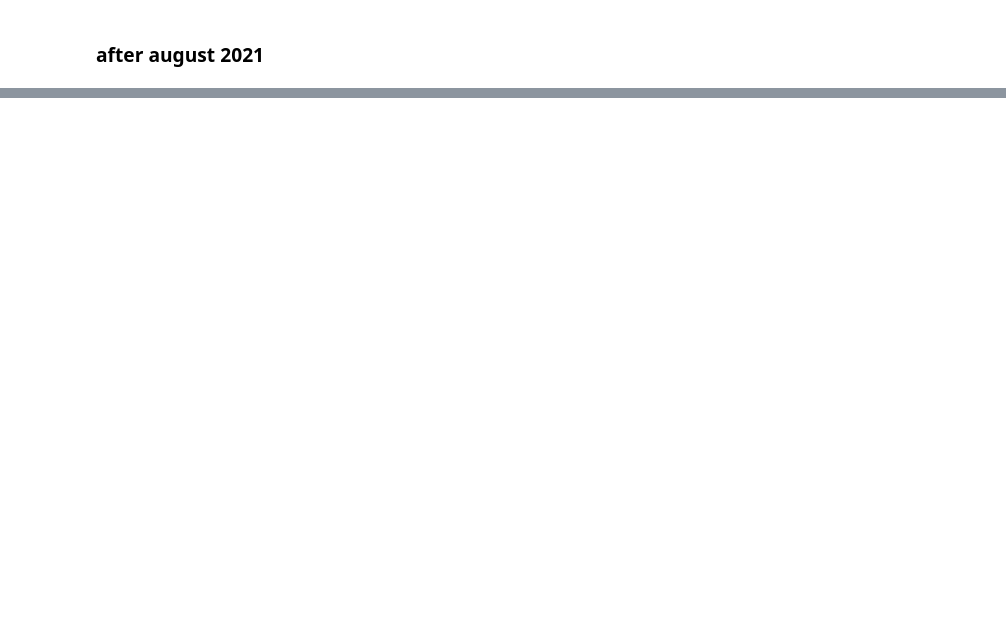
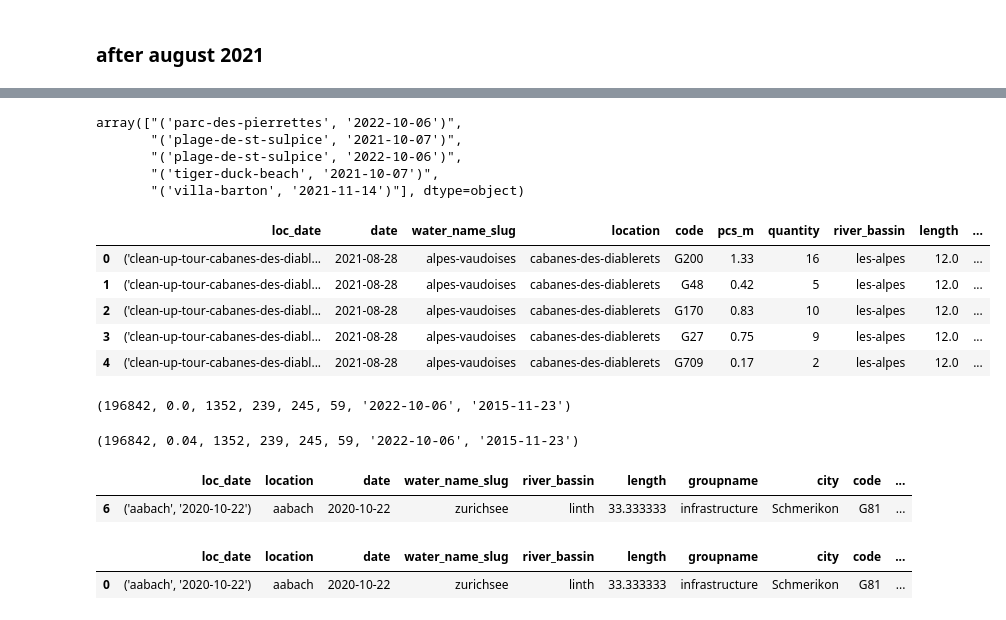
Before and after one commit to hammerdirt-analyst/feb_2024, a Jupyter notebook: data_model_next_itteration.ipynb, the cells around one changed output, grey strips where cells are left out. Cells and saved outputs as stored; diff of their text form; code cells hidden in the pictures; blank space fills up the shorter version.

Commit message:
finalized data to nov 2022

```diff
--- a/data_model_next_itteration.ipynb
+++ b/data_model_next_itteration.ipynb
@@ -75,0 +169,13 @@ matched_vitals[0] + matched_b_vitals[0] - b_vitals[0]
+# %%
+c = pd.read_csv("data/from_prev/all_the_data_eos_not_aggregated.csv")
+
+c = c[~c.location.isin(not_these)].copy()
+
+
+c_c = c[a_cols].copy()
+c_c = c_c.drop_duplicates(["loc_date", "location", "code", "quantity"])
+c_c.loc[c_c.code.isin(["G909", "G910"]), "code"] = "G74"
+c_c.loc[c_c.code == "G911", "code"] = "G81"
+c_c.loc[c_c.code == "G912", "code"] = "G82"
+loc_dates_c = c_c.loc_date.unique()
+collect_vitals(c_c)
@@ -75,0 +199,4 @@ matched_vitals[0] + matched_b_vitals[0] - b_vitals[0]
+# %%
+alp_c = pd.read_csv("data/from_prev/checked_alpes_survey_data.csv")
+alp_c = alp_c.drop_duplicates(["loc_date", "location", "code", "quantity"])
+len(alp_c.location.unique())
@@ -75,0 +205,8 @@ matched_vitals[0] + matched_b_vitals[0] - b_vitals[0]
+# %%
+tgh = find_missing(loc_dates_a, loc_dates_c)
+m_alpes = alp_c.copy()
+m_alpes.loc[m_alpes.code.isin(["G909", "G910"]), "code"] = "G74"
+m_alpes.loc[m_alpes.code == "G911", "code"] = "G81"
+m_alpes.loc[m_alpes.code == "G912", "code"] = "G82"
+m_alpes.loc[m_alpes.code.isin(["G909", "G910"]), "code"] = "G74"
+collect_vitals(m_alpes)
@@ -75,0 +228,4 @@ matched_vitals[0] + matched_b_vitals[0] - b_vitals[0]
+# %%
+mm = pd.concat([m_alpes[a_cols], c_c[c_c.river_bassin != "les-alpes"][a_cols]])
+mm =mm.drop_duplicates(["loc_date", "location", "code", "quantity"])
+collect_vitals(mm)
@@ -325,0 +381,48 @@ f.isna().any()
+# %%
+add_to_m = find_missing(f.loc_date.unique(), mm.loc_date.unique())
+add_to_m
+# %% [output]
+array(["('parc-des-pierrettes', '2022-10-06')",
+       "('plage-de-st-sulpice', '2021-10-07')",
+       "('plage-de-st-sulpice', '2022-10-06')",
+       "('tiger-duck-beach', '2021-10-07')",
+       "('villa-barton', '2021-11-14')"], dtype=object)
+# %%
+mm = mm[mm.loc_date != "('maladaire', '2021-06-02')"]
+mm.head()
+# %% [output]
+|  | loc_date | date | water_name_slug | location | code | pcs_m | quantity | river_bassin | length | ... |
+| 0 | ('clean-up-tour-cabanes-des-diabl... | 2021-08-28 | alpes-vaudoises | cabanes-des-diablerets | G200 | 1.33 | 16 | les-alpes | 12.0 | ... |
+| 1 | ('clean-up-tour-cabanes-des-diabl... | 2021-08-28 | alpes-vaudoises | cabanes-des-diablerets | G48 | 0.42 | 5 | les-alpes | 12.0 | ... |
+| 2 | ('clean-up-tour-cabanes-des-diabl... | 2021-08-28 | alpes-vaudoises | cabanes-des-diablerets | G170 | 0.83 | 10 | les-alpes | 12.0 | ... |
+| 3 | ('clean-up-tour-cabanes-des-diabl... | 2021-08-28 | alpes-vaudoises | cabanes-des-diablerets | G27 | 0.75 | 9 | les-alpes | 12.0 | ... |
+| 4 | ('clean-up-tour-cabanes-des-diabl... | 2021-08-28 | alpes-vaudoises | cabanes-des-diablerets | G709 | 0.17 | 2 | les-alpes | 12.0 | ... |
+# %%
+mmx = pd.concat([f[f.loc_date.isin(add_to_m)][a_cols], mm[a_cols]])
+mmx.drop_duplicates(["loc_date", "location", "code", "quantity"])
+mmx.loc[mmx.code.isin(["G909", "G910"]), "code"] = "G74"
+mmx.loc[mmx.code == "G911", "code"] = "G81"
+mmx.loc[mmx.code == "G912", "code"] = "G82"
+mmx.loc[mmx.code == "Gfoam", "code"] = "Gfoams"
+# mmx.loc[mmx.code.isin(["G909", "G910"]), "code"] = "G74"
+mmx_ncodes = mmx.groupby("loc_date").code.nunique()
+mmx_ncodes.unique()
+collect_vitals(mmx)
+# %% [output]
+(196842, 0.0, 1352, 239, 245, 59, '2022-10-06', '2015-11-23')
+# %%
+collected = mmx.groupby(c_cols, as_index=False).agg({"quantity":"sum", "pcs_m":"sum"})
+collect_vitals(collected)
+# %% [output]
+(196842, 0.04, 1352, 239, 245, 59, '2022-10-06', '2015-11-23')
+# %%
+collected[(collected.loc_date == "('aabach', '2020-10-22')")&(collected.code =="G81")]
+# %% [output]
+|  | loc_date | location | date | water_name_slug | river_bassin | length | groupname | city | code | ... |
+| 6 | ('aabach', '2020-10-22') | aabach | 2020-10-22 | zurichsee | linth | 33.333333 | infrastructure | Schmerikon | G81 | ... |
+# %%
+cl_ncodes = collected.groupby("loc_date").code.nunique()
+mmx[(mmx.loc_date == "('aabach', '2020-10-22')")&(mmx.code.isin(["G81"]))].groupby(c_cols, as_index=False).agg({"quantity":"sum", "pcs_m":"sum"})
+# %% [output]
+|  | loc_date | location | date | water_name_slug | river_bassin | length | groupname | city | code | ... |
+| 0 | ('aabach', '2020-10-22') | aabach | 2020-10-22 | zurichsee | linth | 33.333333 | infrastructure | Schmerikon | G81 | ... |
```
Also changed, not shown: parts of 150 cells of this notebook, 6 other files.
